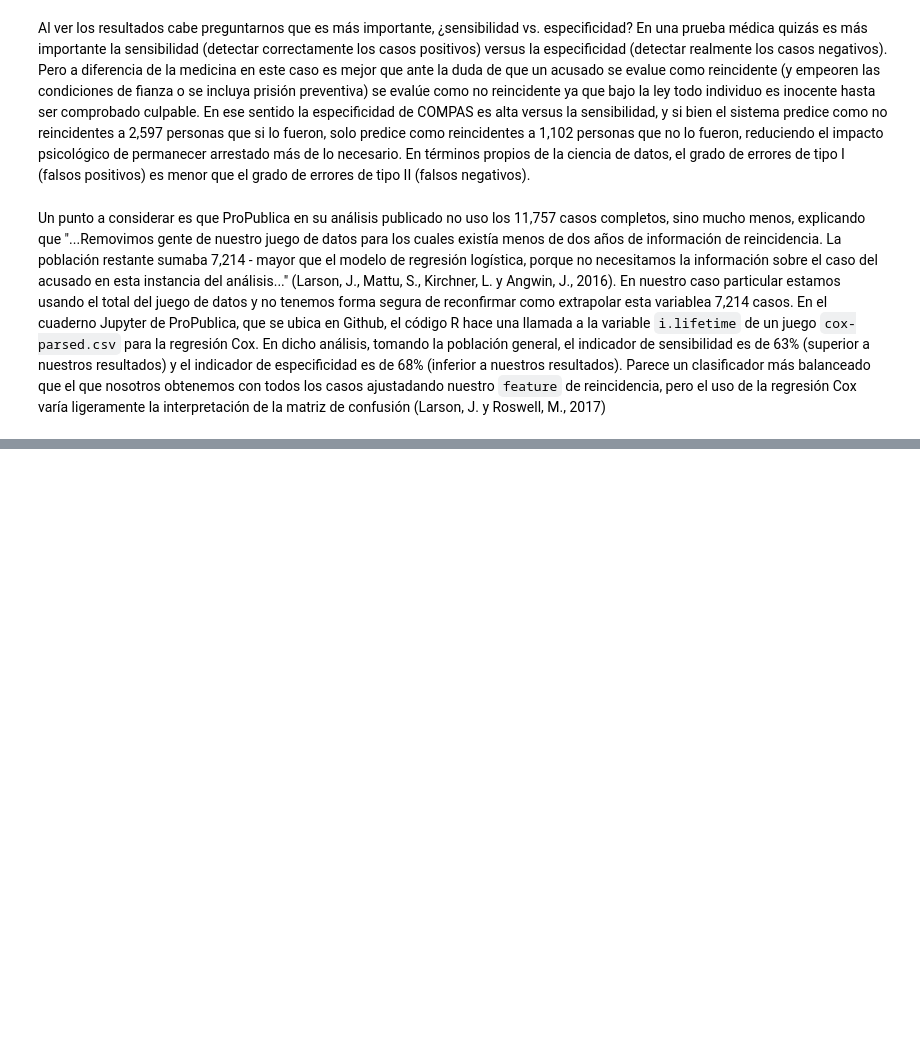
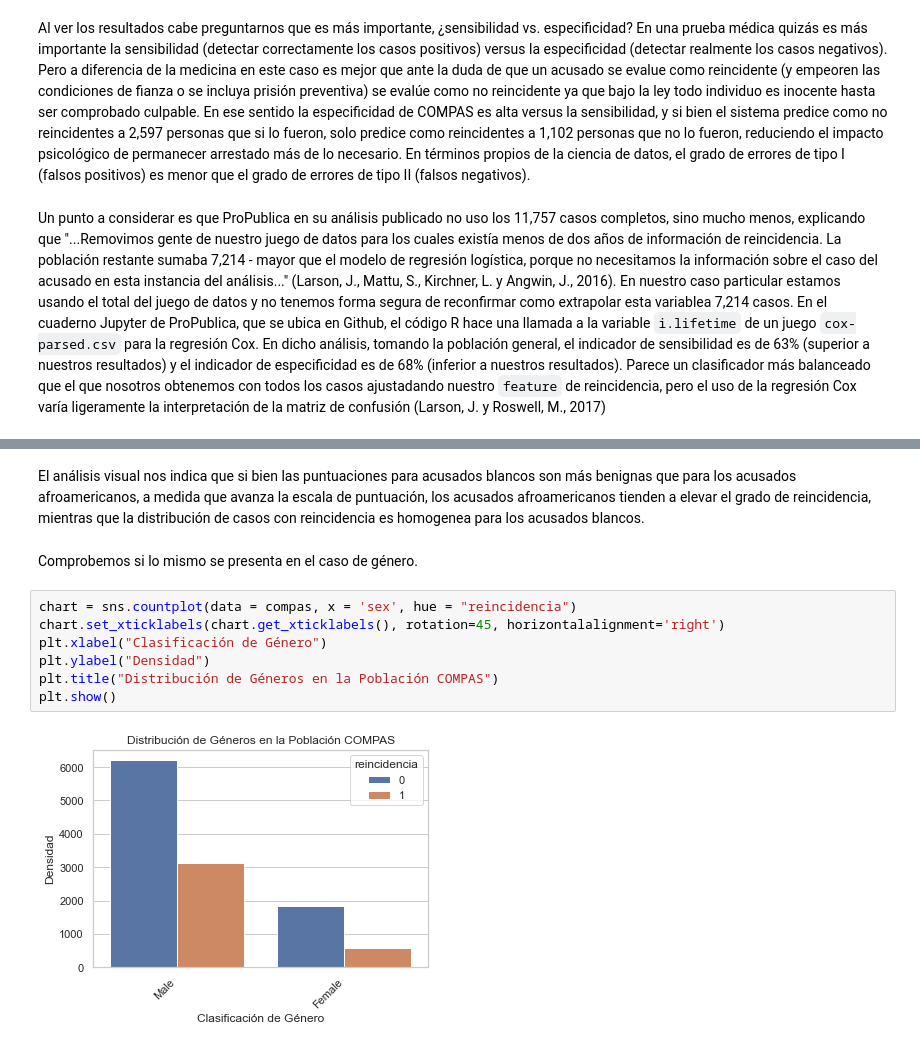
Before and after one commit to ameilij/MDS, a Jupyter notebook: AMV/AMV-FINAL-CP-COMPAS.ipynb, the cells around one changed output, grey strips where cells are left out. Cells and saved outputs as stored; diff of their text form; blank space fills up the shorter version.

```diff
--- a/AMV/AMV-FINAL-CP-COMPAS.ipynb
+++ b/AMV/AMV-FINAL-CP-COMPAS.ipynb
@@ -297,0 +325,13 @@ Un punto a considerar es que ProPublica en su análisis publicado no uso los 11,
+# %% [markdown]
+El análisis visual nos indica que si bien las puntuaciones para acusados blancos son más benignas que para los acusados afroamericanos, a medida que avanza la escala de puntuación, los acusados afroamericanos tienden a elevar el grado de reincidencia, mientras que la distribución de casos con reincidencia es homogenea para los acusados blancos.
+# %% [markdown]
+Comprobemos si lo mismo se presenta en el caso de género.
+# %%
+chart = sns.countplot(data = compas, x = 'sex', hue = "reincidencia")
+chart.set_xticklabels(chart.get_xticklabels(), rotation=45, horizontalalignment='right')
+plt.xlabel("Clasificación de Género")
+plt.ylabel("Densidad")
+plt.title("Distribución de Géneros en la Población COMPAS")
+plt.show()
+# %% [output]
+[figure, added]
```
Also changed, not shown: parts of 19 cells of this notebook.
